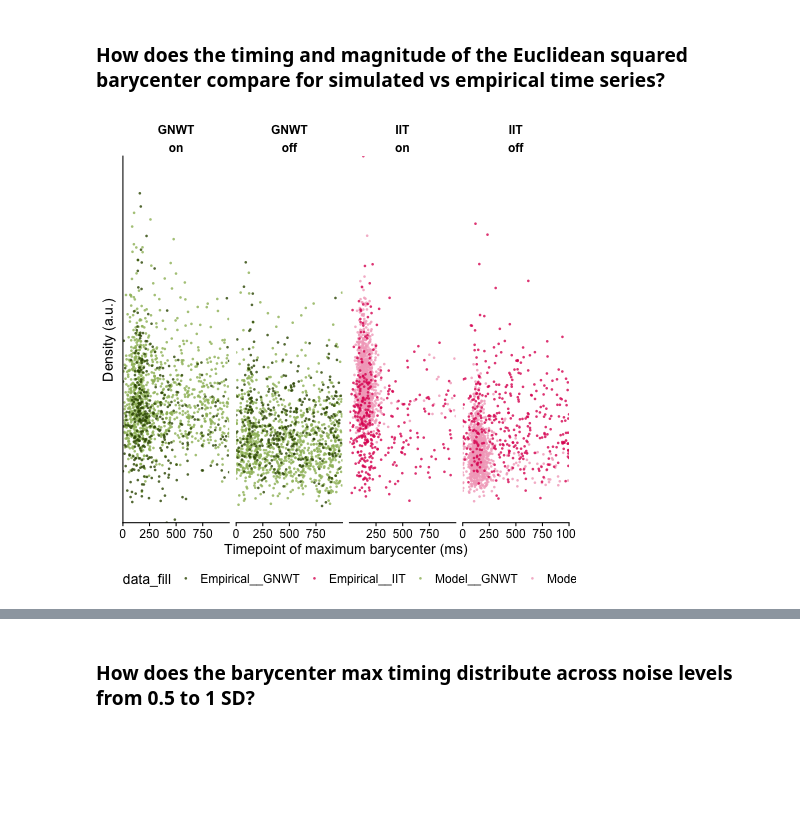
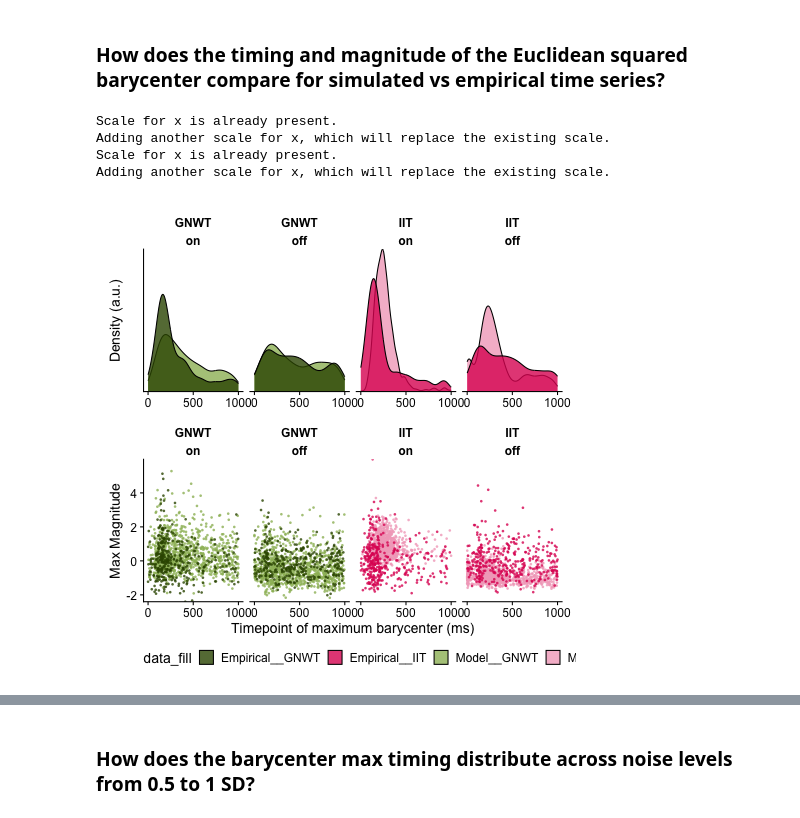
Before and after one commit to anniegbryant/MEG_functional_connectivity, a Jupyter notebook: data_visualization/barycenter_empirical_analysis.ipynb, the cells around one changed output, grey strips where cells are left out. Cells and saved outputs as stored; diff of their text form; code cells hidden in the pictures; blank space fills up the shorter version.

```diff
--- a/data_visualization/barycenter_empirical_analysis.ipynb
+++ b/data_visualization/barycenter_empirical_analysis.ipynb
@@ -436,65 +432,46 @@ bary_max_density_plot <- ggplot(mapping=aes(x=max_time, fill=data_fill)) +
   scale_x_continuous(expand=c(0,0)) +
     scale_y_continuous(expand=c(0,0)) +
     geom_density(data=model_data_for_comparison, alpha=0.8) +
     geom_density(data=empirical_data_for_comparison, alpha=0.8) +
     facet_wrap(Model ~ stimulus_presentation, scales="free_x", nrow=1) +
     scale_fill_manual(values=c("Empirical__IIT" = "#df2563", "Model__IIT" = "#f3abc3",
                                "Empirical__GNWT" = "#365400", "Model__GNWT" = "#9cba66")) +
     ylab("Density (a.u.)") +
     xlab("Timepoint of maximum barycenter (ms)") +
     theme(axis.text.y = element_blank(),
           axis.ticks.y = element_blank(),
           legend.position="bottom",
           strip.background = element_blank(),
             strip.text.x = element_text(face='bold'),
             strip.text.y = element_text(angle=0, face='bold'))
 
-
-ggplot(mapping=aes(x=max_time, y=Max_Value_Z, color=data_fill)) +
+bary_max_scatter_plot <- ggplot(mapping=aes(x=max_time, y=Max_Value_Z, color=data_fill)) +
   scale_x_continuous(expand=c(0,0)) +
     scale_y_continuous(expand=c(0,0)) +
     geom_point(data=model_data_for_comparison, stroke=0, alpha=0.8, size=1.25) +
     geom_point(data=empirical_data_for_comparison, stroke=0, alpha=0.8, size=1.25) +
     facet_wrap(Model ~ stimulus_presentation, scales="free_x", nrow=1) +
     scale_color_manual(values=c("Empirical__IIT" = "#df2563", "Model__IIT" = "#f3abc3",
                                "Empirical__GNWT" = "#365400", "Model__GNWT" = "#9cba66")) +
-    ylab("Density (a.u.)") +
-    xlab("Timepoint of maximum barycenter (ms)") +
-    theme(axis.text.y = element_blank(),
-          axis.ticks.y = element_blank(),
-          legend.position="bottom",
+    ylab("Max Magnitude") +
+    xlab("Timepoint of maximum barycenter (ms)")  +
+    theme(legend.position="none",
           strip.background = element_blank(),
             strip.text.x = element_text(face='bold'),
             strip.text.y = element_text(angle=0, face='bold'))
 
-# bary_max_scatter_plot <- all_raw_data_for_comparison %>%
-#     filter(Data_Type=="Empirical" | Noise==1) %>%
-#     mutate(stimulus_presentation = factor(stimulus_presentation, levels=c("on", "off")),
-#            data_fill = glue("{Data_Type}__{Model}")) %>%
-#     mutate(data_fill = factor(data_fill, levels=rev(c("Empirical__IIT", "Model__IIT",
-#                                                       "Empirical__GNWT", "Model__GNWT")))) %>%
-#     group_by(data_fill) %>%
-#     mutate(Max_Value_Z = (max - mean(max)) / sd(max)) %>%
-#     ggplot(data=., mapping=aes(x=max_time, y=Max_Value_Z, color=data_fill)) +
-#     geom_point(stroke=0, alpha=0.8, size=1.25) +
-#     facet_wrap(Model ~ stimulus_presentation, scales="free_x", nrow=1) +
-#     scale_color_manual(values=c("Empirical__IIT" = "#df2563", "Model__IIT" = "#f3abc3",
-#                                "Empirical__GNWT" = "#365400", "Model__GNWT" = "#9cba66"))  +
-#     ylab("Max Magnitude") +
-#     xlab("Timepoint of maximum barycenter (ms)")  +
-#     theme(legend.position="none",
-#           strip.background = element_blank(),
-#             strip.text.x = element_text(face='bold'),
-#             strip.text.y = element_text(angle=0, face='bold'))
-
-# wrap_plots(list(bary_max_density_plot, bary_max_scatter_plot), ncol=1) +
-#       plot_layout(axis_titles = "collect", guides = "collect") &
-#       theme(legend.position="bottom") &
-#       scale_x_continuous(breaks=c(0, 500, 1000), limits=c(0, 1000))
+wrap_plots(list(bary_max_density_plot, bary_max_scatter_plot), ncol=1) +
+      plot_layout(axis_titles = "collect", guides = "collect") &
+      theme(legend.position="bottom") &
+      scale_x_continuous(breaks=c(0, 500, 1000), limits=c(0, 1000))
 
 # ggsave("../plots/modeling/Model_vs_empirical_barycenter_max_timing.svg", width=8, height=5, units='in', dpi=300)
 # %% [output]
+Scale for x is already present.
+Adding another scale for x, which will replace the existing scale.
+Scale for x is already present.
+Adding another scale for x, which will replace the existing scale.
-[figure, old version]
+[figure, new version]
 # %%
 %%R -i all_abs_data_for_comparison
 
```
Also changed, not shown: parts of 4 cells of this notebook, 35 other files.
